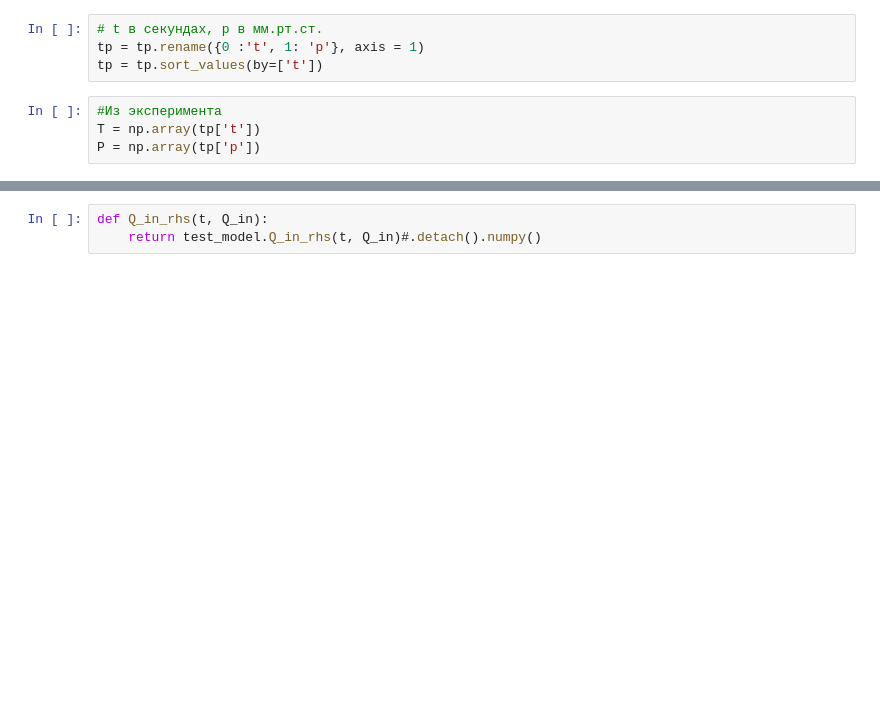
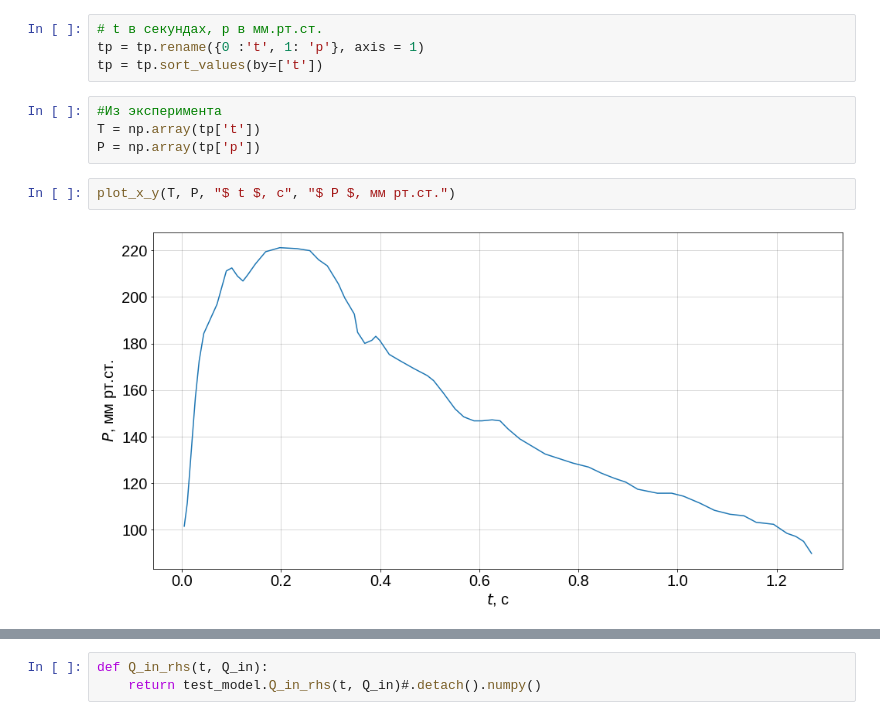
Before and after one commit to VanessB/Windkessel, a Jupyter notebook: RealDataTest.ipynb, the cells around one changed output, grey strips where cells are left out. Drawn from its saved outputs; the diff is of its cells as text; blank space fills up the shorter version.

```diff
--- a/RealDataTest.ipynb
+++ b/RealDataTest.ipynb
@@ -48,3 +50,7 @@ tp = tp.sort_values(by=['t'])
 #Из эксперимента
 T = np.array(tp['t'])
 P = np.array(tp['p'])
+# %%
+plot_x_y(T, P, "$ t $, с", "$ P $, мм рт.ст.")
+# %% [output]
+[figure, added]
```
Also changed, not shown: parts of 11 cells of this notebook, 2 other files.
